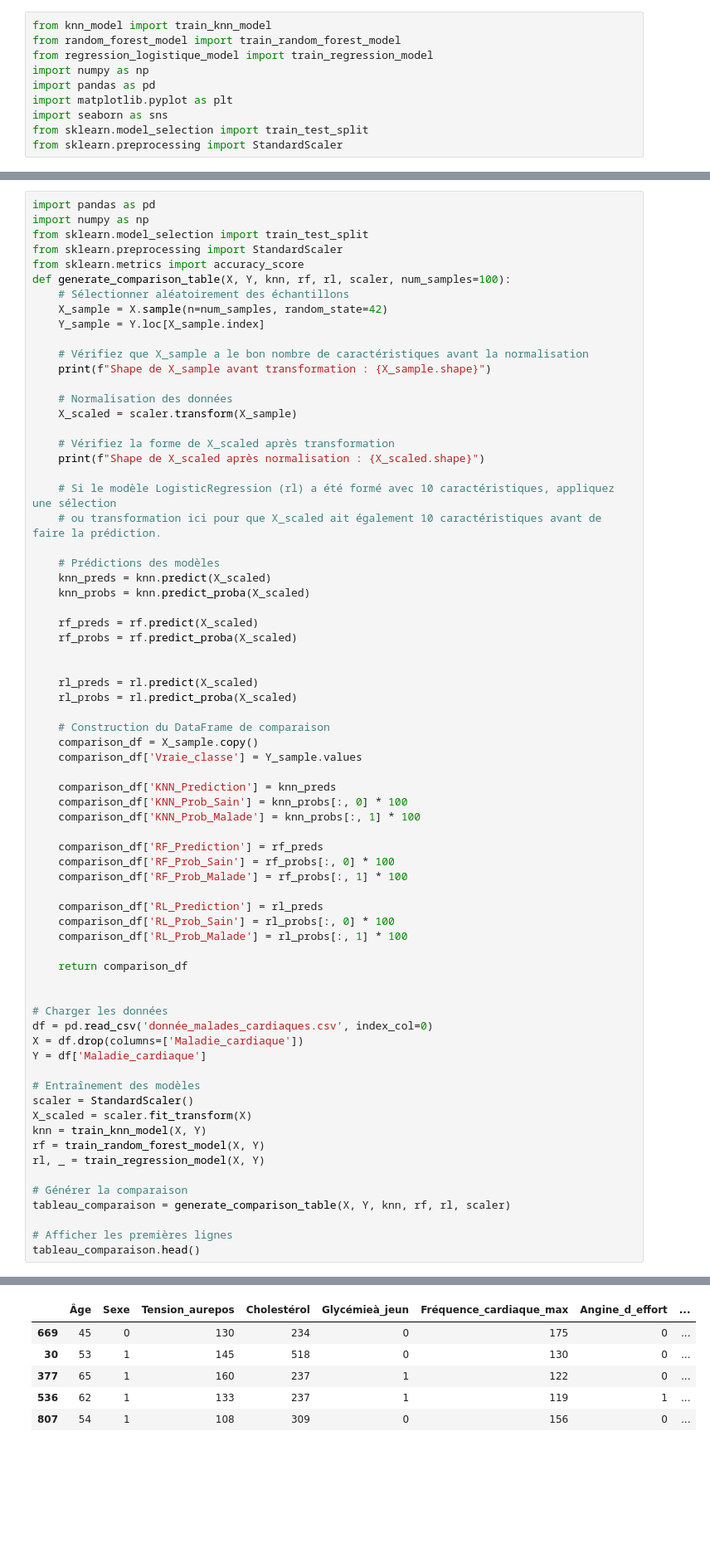
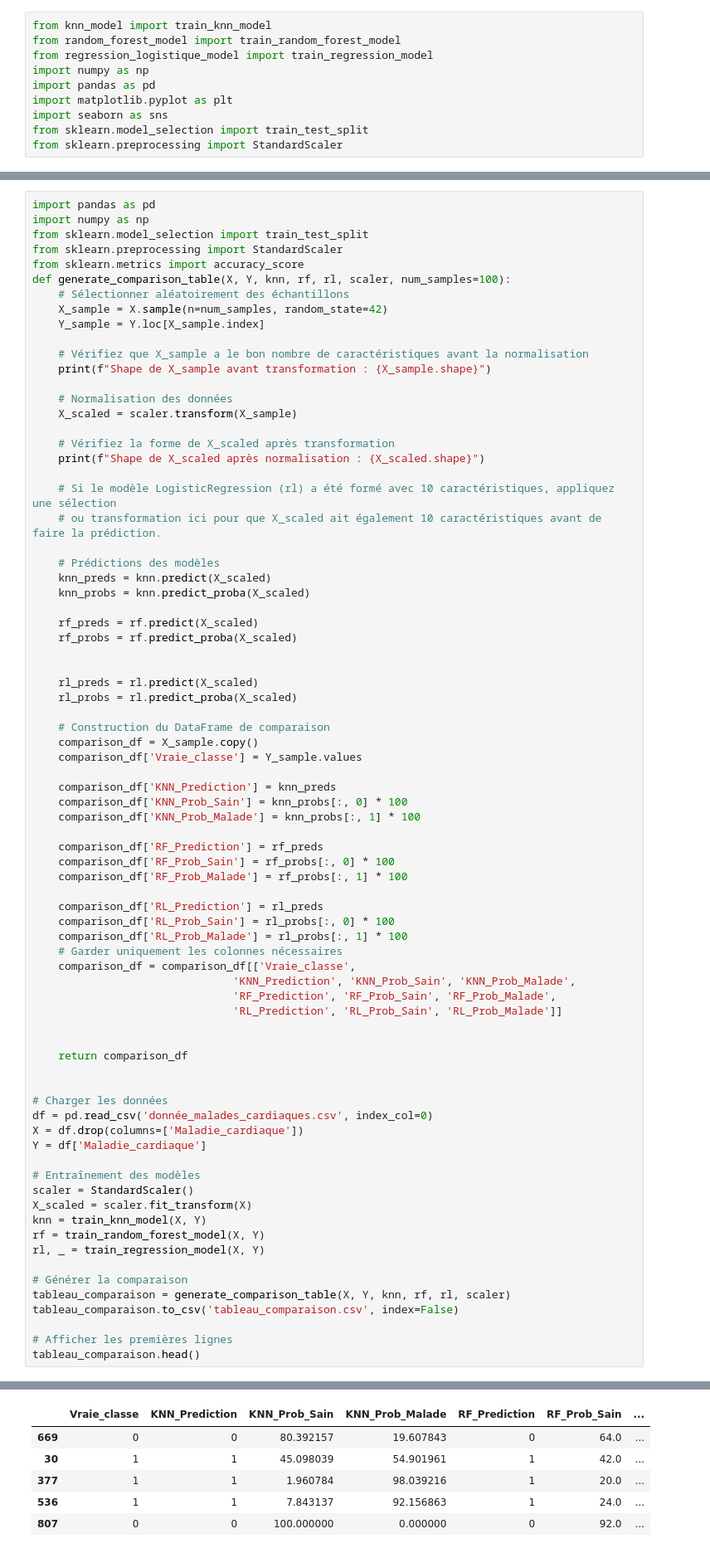
Before and after one commit to CandiceGiami/ProjetMaladiesCardiaques, a Jupyter notebook: DATA/comparaison.ipynb, the cells around one changed output, grey strips where cells are left out. Shown at 83% size. Cells and saved outputs as stored; diff of their text form; blank space fills up the shorter version.

```diff
--- a/DATA/comparaison.ipynb
+++ b/DATA/comparaison.ipynb
@@ -96,6 +88,12 @@ def generate_comparison_table(X, Y, knn, rf, rl, scaler, num_samples=100):
     comparison_df['RL_Prediction'] = rl_preds
     comparison_df['RL_Prob_Sain'] = rl_probs[:, 0] * 100
     comparison_df['RL_Prob_Malade'] = rl_probs[:, 1] * 100
+    # Garder uniquement les colonnes nécessaires
+    comparison_df = comparison_df[['Vraie_classe',
+                               'KNN_Prediction', 'KNN_Prob_Sain', 'KNN_Prob_Malade',
+                               'RF_Prediction', 'RF_Prob_Sain', 'RF_Prob_Malade',
+                               'RL_Prediction', 'RL_Prob_Sain', 'RL_Prob_Malade']]
+
 
     return comparison_df
 
@@ -114,6 +112,7 @@ rl, _ = train_regression_model(X, Y)
 
 # Générer la comparaison
 tableau_comparaison = generate_comparison_table(X, Y, knn, rf, rl, scaler)
+tableau_comparaison.to_csv('tableau_comparaison.csv', index=False)
 
 # Afficher les premières lignes
 tableau_comparaison.head()
@@ -129,6 +128,6 @@ Shape de X_scaled après normalisation : (100, 16)
-|  | Âge | Sexe | Tension_aurepos | Cholestérol | Glycémieà_jeun | Fréquence_cardiaque_max | Angine_d_effort | ... |
-| 669 | 45 | 0 | 130 | 234 | 0 | 175 | 0 | ... |
-| 30 | 53 | 1 | 145 | 518 | 0 | 130 | 0 | ... |
-| 377 | 65 | 1 | 160 | 237 | 1 | 122 | 0 | ... |
-| 536 | 62 | 1 | 133 | 237 | 1 | 119 | 1 | ... |
-| 807 | 54 | 1 | 108 | 309 | 0 | 156 | 0 | ... |
+|  | Vraie_classe | KNN_Prediction | KNN_Prob_Sain | KNN_Prob_Malade | RF_Prediction | RF_Prob_Sain | ... |
+| 669 | 0 | 0 | 80.392157 | 19.607843 | 0 | 64.0 | ... |
+| 30 | 1 | 1 | 45.098039 | 54.901961 | 1 | 42.0 | ... |
+| 377 | 1 | 1 | 1.960784 | 98.039216 | 1 | 20.0 | ... |
+| 536 | 1 | 1 | 7.843137 | 92.156863 | 1 | 24.0 | ... |
+| 807 | 0 | 0 | 100.000000 | 0.000000 | 0 | 92.0 | ... |
```
Also changed, not shown: parts of 5 cells of this notebook, 6 other files.
